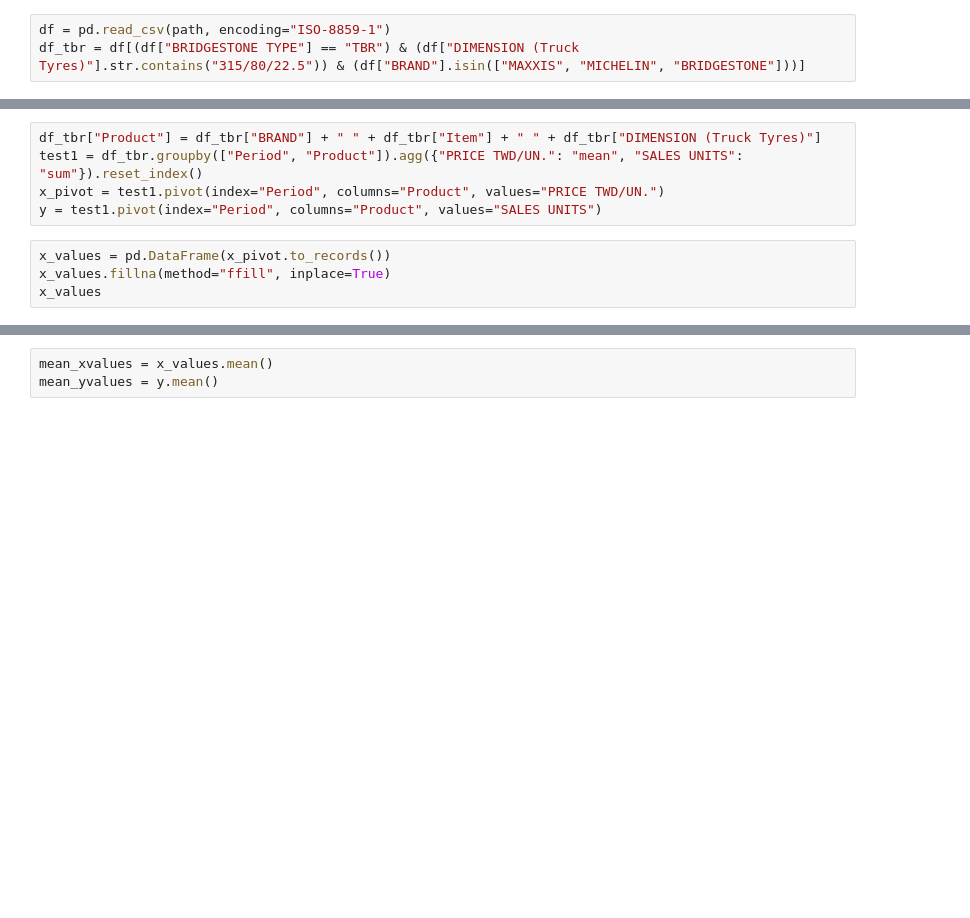
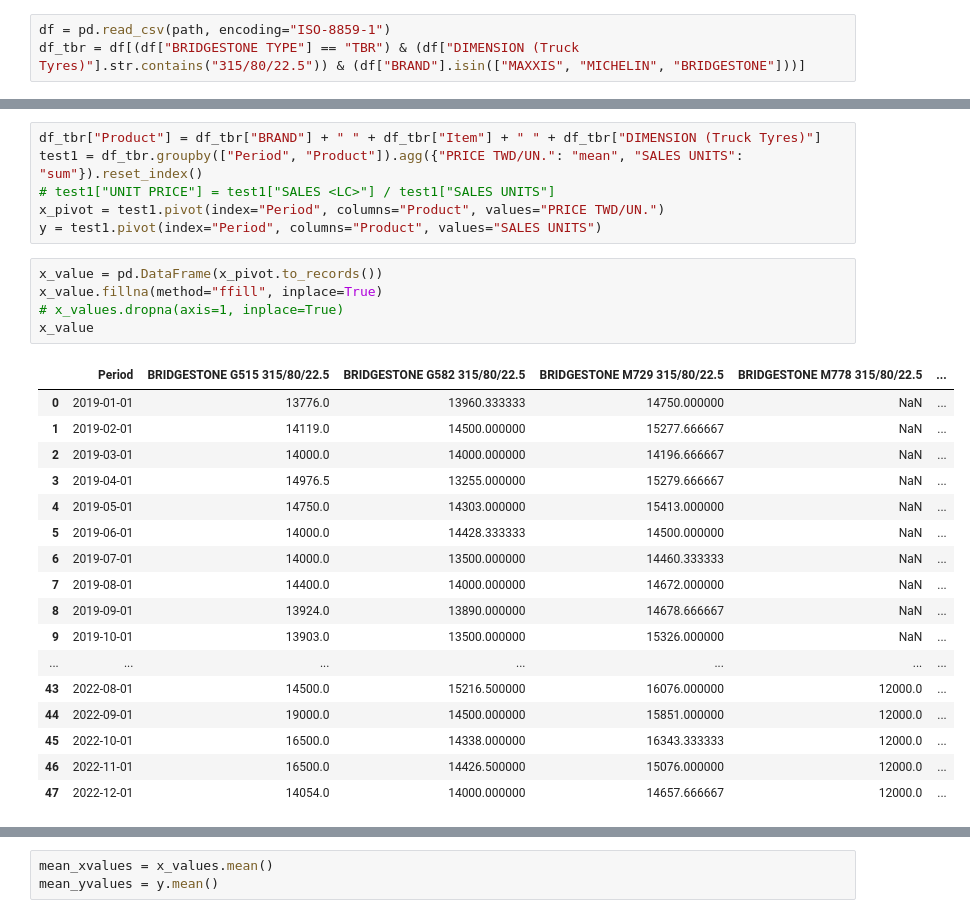
Before and after one commit to jimmyhsu1010/bridgestone_work_related, a Jupyter notebook: sales_related/Marketing相關/PED_analysis.ipynb, the cells around one changed output, grey strips where cells are left out. Cells and saved outputs as stored; diff of their text form; blank space fills up the shorter version.

```diff
--- a/sales_related/Marketing相關/PED_analysis.ipynb
+++ b/sales_related/Marketing相關/PED_analysis.ipynb
@@ -39,12 +48,32 @@ df_tbr.columns
 # %%
 df_tbr["Product"] = df_tbr["BRAND"] + " " + df_tbr["Item"] + " " + df_tbr["DIMENSION (Truck Tyres)"]
 test1 = df_tbr.groupby(["Period", "Product"]).agg({"PRICE TWD/UN.": "mean", "SALES UNITS": "sum"}).reset_index()
+# test1["UNIT PRICE"] = test1["SALES <LC>"] / test1["SALES UNITS"]
 x_pivot = test1.pivot(index="Period", columns="Product", values="PRICE TWD/UN.")
 y = test1.pivot(index="Period", columns="Product", values="SALES UNITS")
 # %%
-x_values = pd.DataFrame(x_pivot.to_records())
-x_values.fillna(method="ffill", inplace=True)
-x_values
+x_value = pd.DataFrame(x_pivot.to_records())
+x_value.fillna(method="ffill", inplace=True)
+# x_values.dropna(axis=1, inplace=True)
+x_value
+# %% [output]
+|  | Period | BRIDGESTONE G515 315/80/22.5 | BRIDGESTONE G582 315/80/22.5 | BRIDGESTONE M729 315/80/22.5 | BRIDGESTONE M778 315/80/22.5 | ... |
+| 0 | 2019-01-01 | 13776.0 | 13960.333333 | 14750.000000 | NaN | ... |
+| 1 | 2019-02-01 | 14119.0 | 14500.000000 | 15277.666667 | NaN | ... |
+| 2 | 2019-03-01 | 14000.0 | 14000.000000 | 14196.666667 | NaN | ... |
+| 3 | 2019-04-01 | 14976.5 | 13255.000000 | 15279.666667 | NaN | ... |
+| 4 | 2019-05-01 | 14750.0 | 14303.000000 | 15413.000000 | NaN | ... |
+| 5 | 2019-06-01 | 14000.0 | 14428.333333 | 14500.000000 | NaN | ... |
+| 6 | 2019-07-01 | 14000.0 | 13500.000000 | 14460.333333 | NaN | ... |
+| 7 | 2019-08-01 | 14400.0 | 14000.000000 | 14672.000000 | NaN | ... |
+| 8 | 2019-09-01 | 13924.0 | 13890.000000 | 14678.666667 | NaN | ... |
+| 9 | 2019-10-01 | 13903.0 | 13500.000000 | 15326.000000 | NaN | ... |
+| ... | ... | ... | ... | ... | ... | ... |
+| 43 | 2022-08-01 | 14500.0 | 15216.500000 | 16076.000000 | 12000.0 | ... |
+| 44 | 2022-09-01 | 19000.0 | 14500.000000 | 15851.000000 | 12000.0 | ... |
+| 45 | 2022-10-01 | 16500.0 | 14338.000000 | 16343.333333 | 12000.0 | ... |
+| 46 | 2022-11-01 | 16500.0 | 14426.500000 | 15076.000000 | 12000.0 | ... |
+| 47 | 2022-12-01 | 14054.0 | 14000.000000 | 14657.666667 | 12000.0 | ... |
 # %%
 y = y[["BRIDGESTONE R150 315/80/22.5"]]
 y.columns = ["R150 sales"]
```
Also changed, not shown: parts of 36 cells of this notebook, 2 other files.
